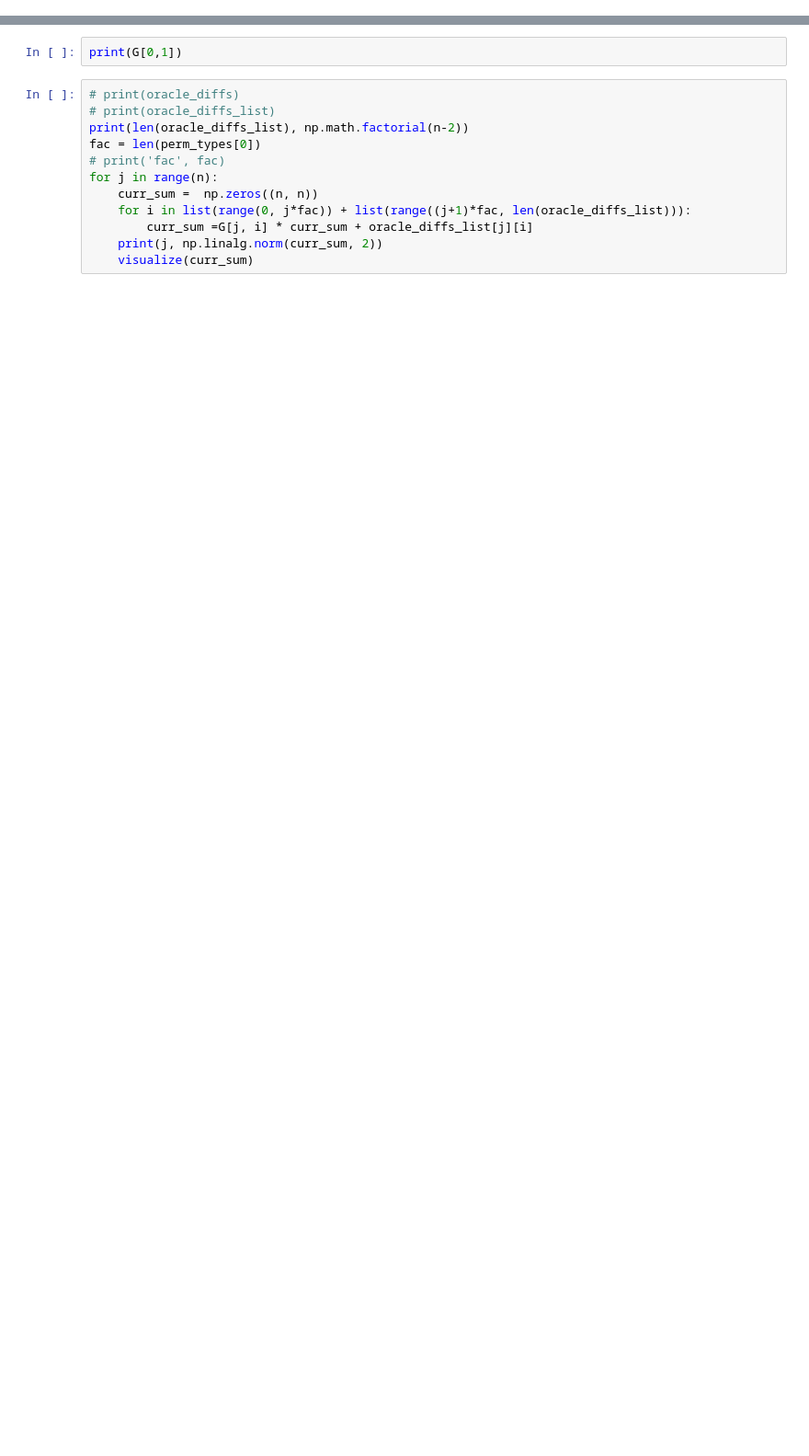
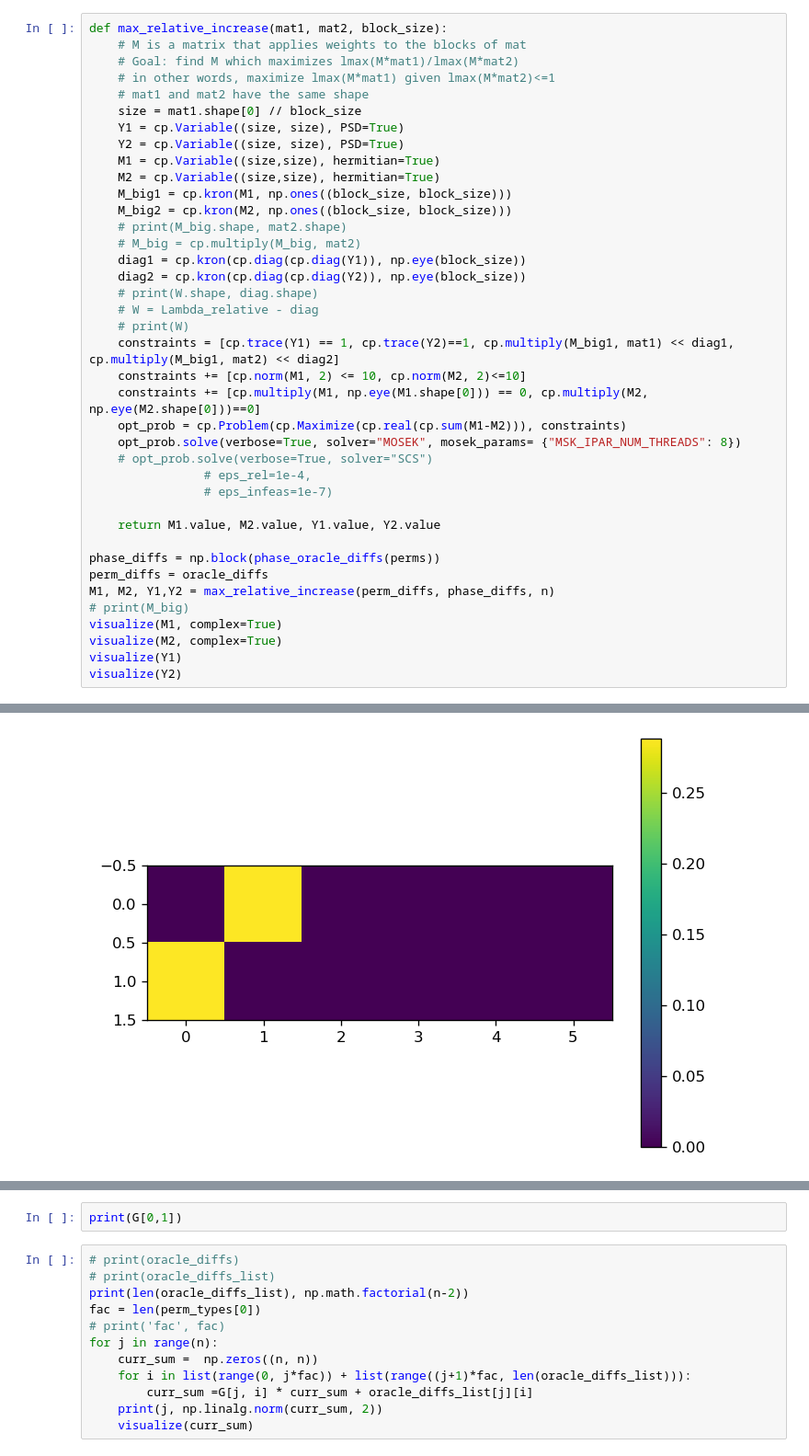
Before and after one commit to blake-holman/ED_Adversaries, a Jupyter notebook: Relative.ipynb, the cells around one changed output, grey strips where cells are left out. Shown: that part at 92% size. Saved outputs shown, nothing was run; the diff lists cells and outputs as text; blank space fills up the shorter version.

```diff
--- a/Relative.ipynb
+++ b/Relative.ipynb
@@ -584,0 +632,40 @@ KeyboardInterrupt:
+# %%
+def max_relative_increase(mat1, mat2, block_size):
+    # M is a matrix that applies weights to the blocks of mat
+    # Goal: find M which maximizes lmax(M*mat1)/lmax(M*mat2)
+    # in other words, maximize lmax(M*mat1) given lmax(M*mat2)<=1
+    # mat1 and mat2 have the same shape
+    size = mat1.shape[0] // block_size
+    Y1 = cp.Variable((size, size), PSD=True)
+    Y2 = cp.Variable((size, size), PSD=True)
+    M1 = cp.Variable((size,size), hermitian=True)
+    M2 = cp.Variable((size,size), hermitian=True)
+    M_big1 = cp.kron(M1, np.ones((block_size, block_size)))
+    M_big2 = cp.kron(M2, np.ones((block_size, block_size)))
+    # print(M_big.shape, mat2.shape)
+    # M_big = cp.multiply(M_big, mat2)
+    diag1 = cp.kron(cp.diag(cp.diag(Y1)), np.eye(block_size))
+    diag2 = cp.kron(cp.diag(cp.diag(Y2)), np.eye(block_size))
+    # print(W.shape, diag.shape)
+    # W = Lambda_relative - diag
+    # print(W)
+    constraints = [cp.trace(Y1) == 1, cp.trace(Y2)==1, cp.multiply(M_big1, mat1) << diag1, cp.multiply(M_big1, mat2) << diag2]
+    constraints += [cp.norm(M1, 2) <= 10, cp.norm(M2, 2)<=10]
+    constraints += [cp.multiply(M1, np.eye(M1.shape[0])) == 0, cp.multiply(M2, np.eye(M2.shape[0]))==0]
+    opt_prob = cp.Problem(cp.Maximize(cp.real(cp.sum(M1-M2))), constraints)
+    opt_prob.solve(verbose=True, solver="MOSEK", mosek_params= {"MSK_IPAR_NUM_THREADS": 8})
+    # opt_prob.solve(verbose=True, solver="SCS")
+                # eps_rel=1e-4,
+                # eps_infeas=1e-7)
+
+    return M1.value, M2.value, Y1.value, Y2.value
+
+phase_diffs = np.block(phase_oracle_diffs(perms))
+perm_diffs = oracle_diffs
+M1, M2, Y1,Y2 = max_relative_increase(perm_diffs, phase_diffs, n)
+# print(M_big)
+visualize(M1, complex=True)
+visualize(M2, complex=True)
+visualize(Y1)
+visualize(Y2)
+# %% [output]
@@ -584,0 +689 @@ KeyboardInterrupt:
+[figure, added]
```
Also changed, not shown: parts of 14 cells of this notebook, 1 other file.
